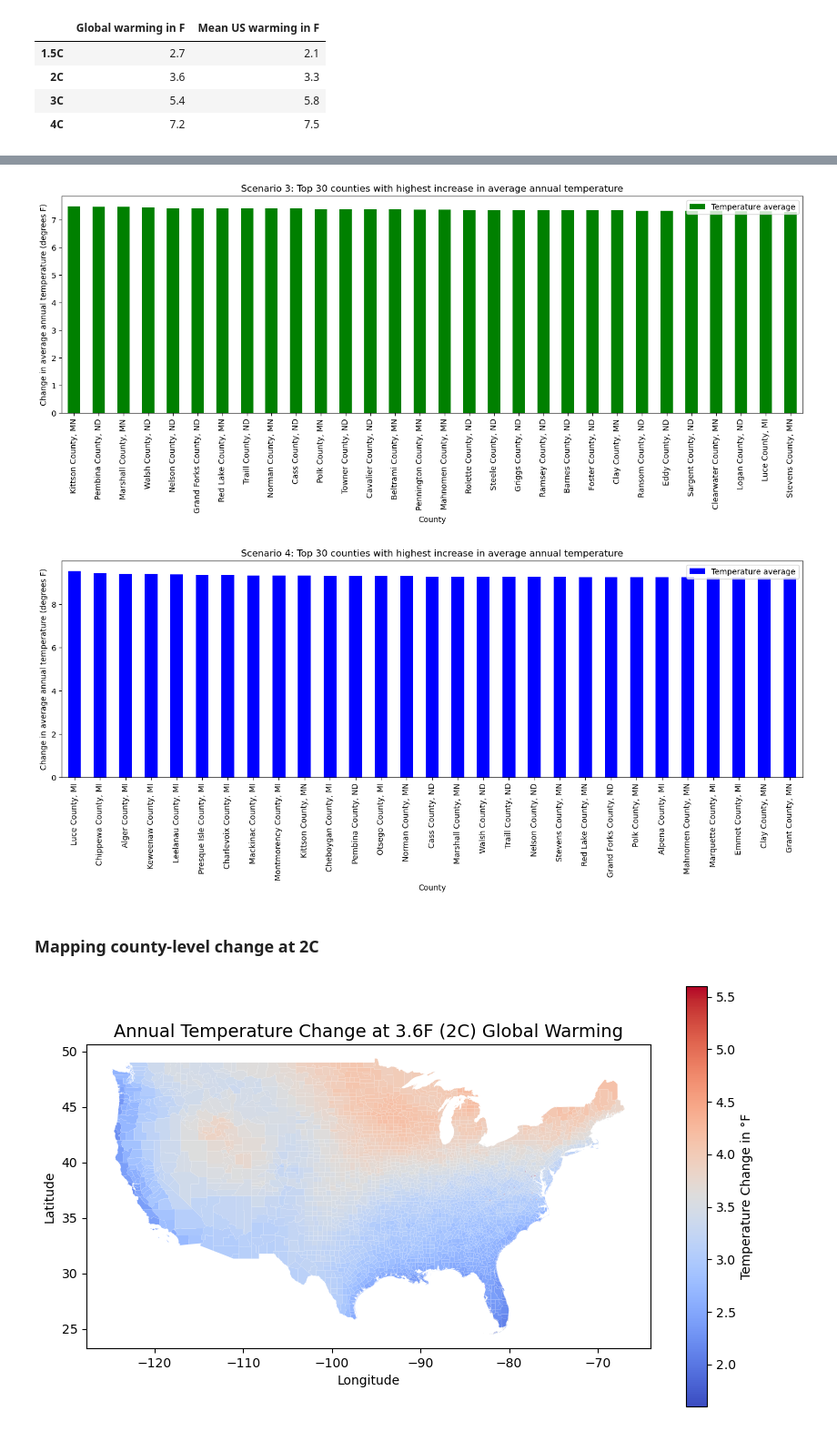
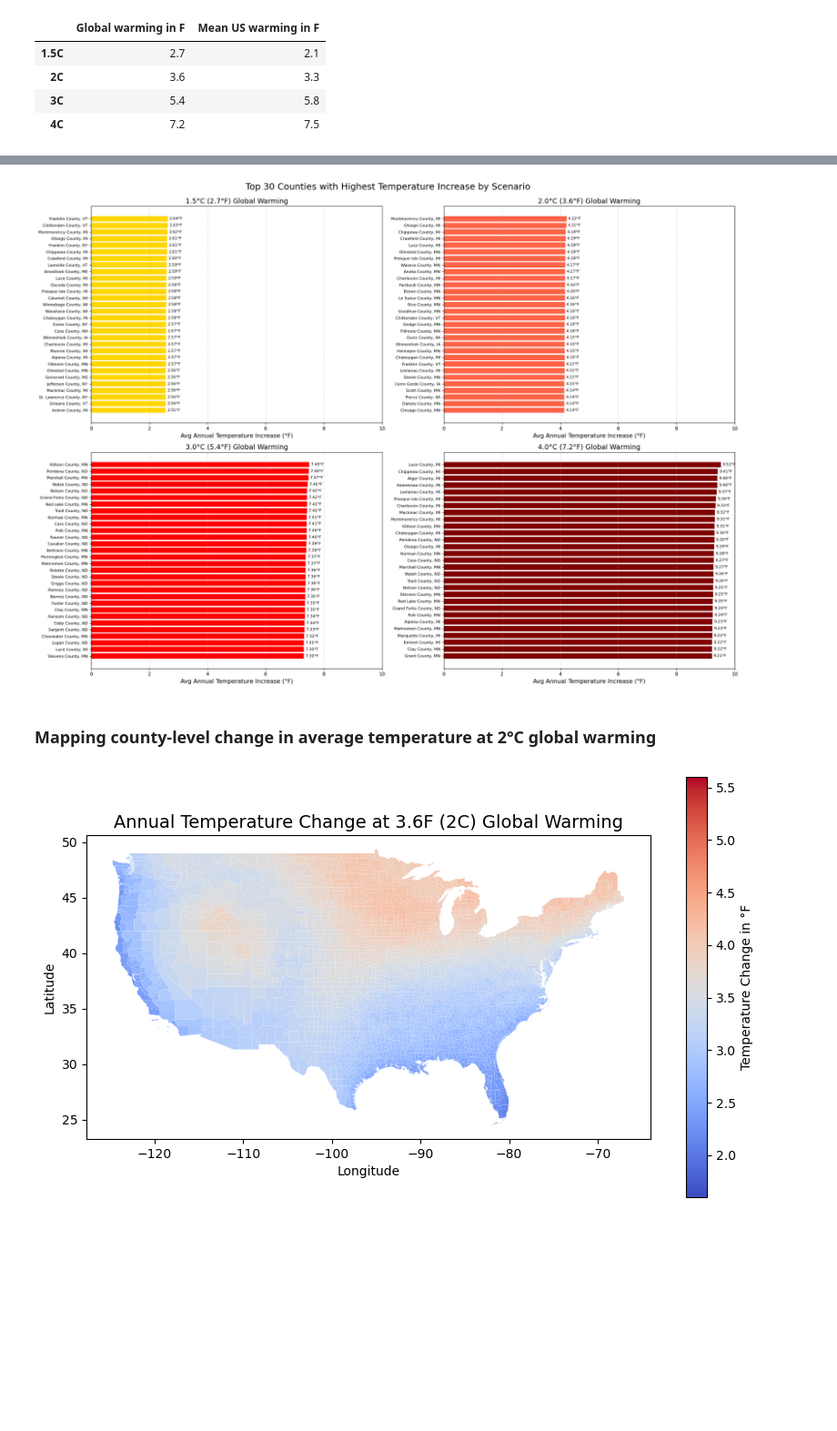
Before and after one commit to haleycrim/final-project, a Jupyter notebook: Final_project.ipynb, the cells around one changed output, grey strips where cells are left out. Shown at 91% size. Cells and saved outputs as stored; diff of their text form; code cells hidden in the pictures; blank space fills up the shorter version.

```diff
--- a/Final_project.ipynb
+++ b/Final_project.ipynb
@@ -97,12 +112,3 @@ temp
 | 2C | 3.6 | 3.3 |
 | 3C | 5.4 | 5.8 |
 | 4C | 7.2 | 7.5 |
-# %%
-#Set up plot
-ax = temp.plot(kind='bar')
-ax.set_title('Global vs. U.S. Average Warming Under Different Scenarios')
-
-ax.set_xlabel('Warming Scenario')
-ax.set_ylabel('Temperature Change (°F)')
-
-plt.show()
@@ -148,21 +148,45 @@ plt.show()
-# %%
-df_3_30_largest_temp = df_3.nlargest(30,'Temperature average').dropna()
-df_3_30_largest_temp_nameandtemp = df_3_30_largest_temp[["Temperature average", "county_and_state"]]
-df_3_30_largest_temp_nameandtemp.set_index(['county_and_state']).plot(kind='bar', xlabel='County', ylabel='Change in average annual temperature (degrees F)', title="Scenario 3: Top 30 counties with highest increase in average annual temperature", figsize=(17, 5), color='g')
-
-plt.show()
-# %% [output]
-[figure, removed]
-# %%
-df_4_30_largest_temp = df_4.nlargest(30,'Temperature average').dropna()
-df_4_30_largest_temp_nameandtemp = df_4_30_largest_temp[["Temperature average", "county_and_state"]]
-df_4_30_largest_temp_nameandtemp.set_index(['county_and_state']).plot(kind='bar', xlabel='County', ylabel='Change in average annual temperature (degrees F)', title="Scenario 4: Top 30 counties with highest increase in average annual temperature", figsize=(17, 5), color='b')
-
-plt.show()
-# %% [output]
-[figure, removed]
+# %%
+# Prepare data for each scenario
+dfs = [df_1, df_2, df_3, df_4]
+titles = ['1.5°C (2.7°F) Global Warming', '2.0°C (3.6°F) Global Warming', '3.0°C (5.4°F) Global Warming', '4.0°C (7.2°F) Global Warming']
+colors = ['gold', 'tomato', 'red', 'maroon']
+
+# Create subplots
+fig, axes = plt.subplots(2, 2, figsize=(20, 14))
+axes = axes.flatten()
+
+for i, (df, title, color) in enumerate(zip(dfs, titles, colors)):
+    # Get top 30 counties and show them in order of showing at the top
+    df_top30 = df.nlargest(30, 'Temperature average').dropna()[["Temperature average", "county_and_state"]]
+    # Display them so the largest are at the top
+    df_top30 = df_top30.iloc[::-1]
+
+    # Create plots
+    ax = axes[i]
+    bars = ax.barh(df_top30['county_and_state'], df_top30['Temperature average'], color=color)
+
+    # Add bar labels
+    for bar in bars:
+        width = bar.get_width()
+        ax.text(width + 0.05, bar.get_y() + bar.get_height()/2,
+                f'{width:.2f}°F', va='center', fontsize=8)
+
+    # Set up chart
+    ax.set_xlim(0, 10)
+    ax.set_title(title, fontsize=14)
+    ax.set_xlabel('Avg Annual Temperature Increase (°F)', fontsize=12)
+    ax.grid(axis='x', linestyle='--', alpha=0.5)
+    ax.tick_params(axis='y', labelsize=8)
+
+# Layout
+plt.tight_layout()
+plt.suptitle('Top 30 Counties with Highest Temperature Increase by Scenario', fontsize=18, y=1.02)
+
+plt.show()
+# %% [output]
+[figure, added]
 # %% [markdown]
-### Mapping county-level change at 2C
+### Mapping county-level change in average temperature at 2°C global warming
 # %%
 # Load geoJSON file
 two = gpd.read_file("2C.geojson")
```
Also changed, not shown: parts of 38 cells of this notebook.
